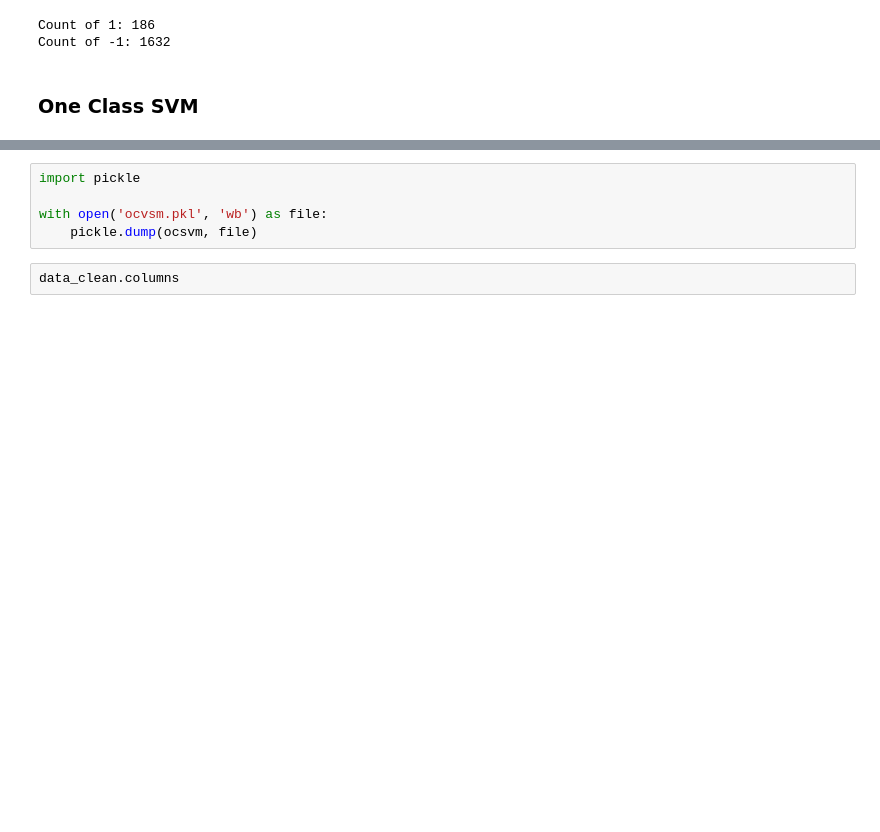
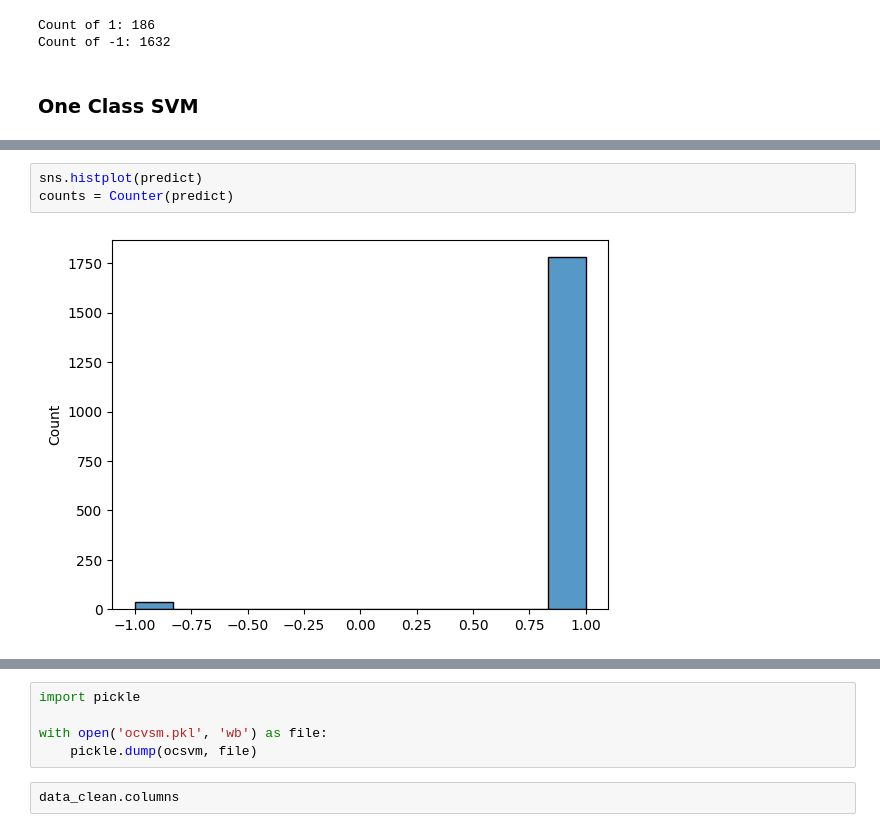
Before and after one commit to Mann6805/PreTechNova, a Jupyter notebook: Model.ipynb, the cells around one changed output, grey strips where cells are left out. Saved outputs shown, nothing was run; the diff lists cells and outputs as text; blank space fills up the shorter version.

```diff
--- a/Model.ipynb
+++ b/Model.ipynb
@@ -244,3 +244,8 @@ Count of -1 (Anomalies): 81
+# %%
+sns.histplot(predict)
+counts = Counter(predict)
+# %% [output]
+[figure, added]
 # %%
 from sklearn.metrics import confusion_matrix
 y_true = [1] * len(predict)
```
Also changed, not shown: parts of 8 cells of this notebook, 1 other file.
